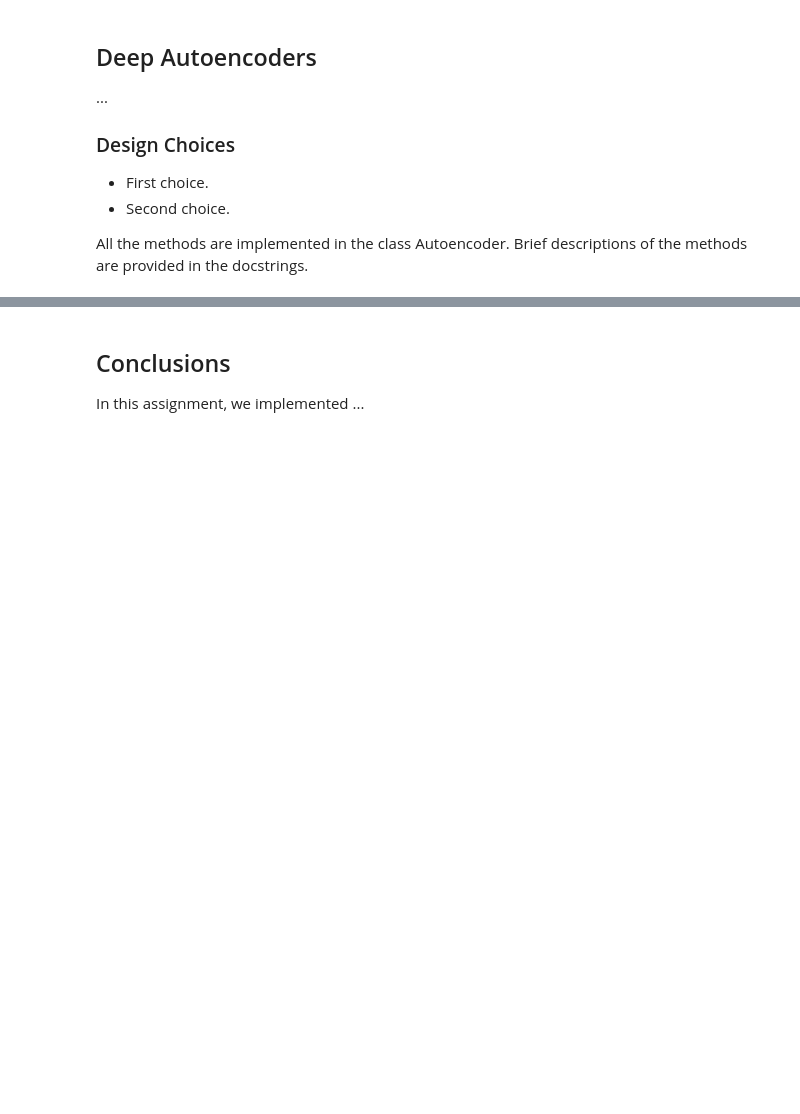
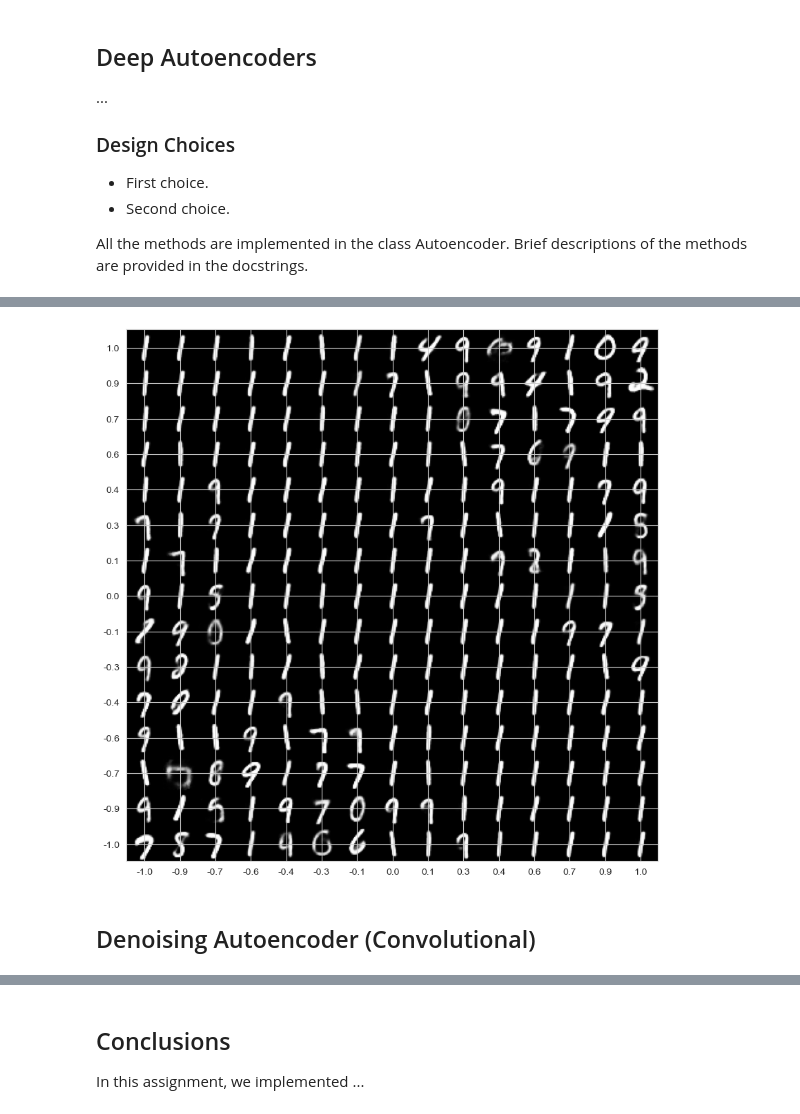
Before and after one commit to FabriDeCastelli/ISPR-23-24, a Jupyter notebook: assignment3/report.ipynb, the cells around one changed output, grey strips where cells are left out. Cells and saved outputs as stored; diff of their text form; code cells hidden in the pictures; blank space fills up the shorter version.

```diff
--- a/assignment3/report.ipynb
+++ b/assignment3/report.ipynb
@@ -286,2 +439,6 @@ denoising_autoencoder.generate(steps=1000)
 # %%
-denoising_autoencoder.plot_latent_space()
+ff_denoising_autoencoder.plot_manifold(n=15, steps=4, max_scale=1)
+# %% [output]
+[figure, added]
+# %% [markdown]
+## Denoising Autoencoder (Convolutional)
```
Also changed, not shown: parts of 28 cells of this notebook.
